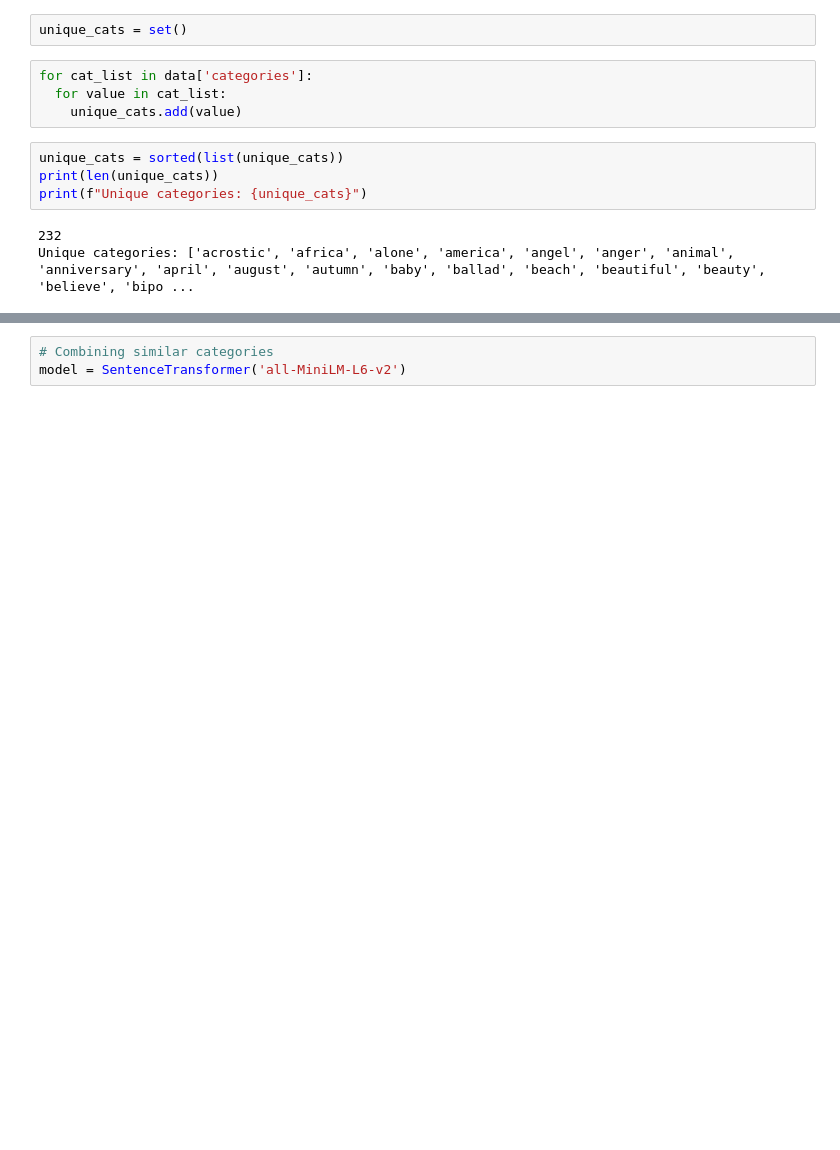
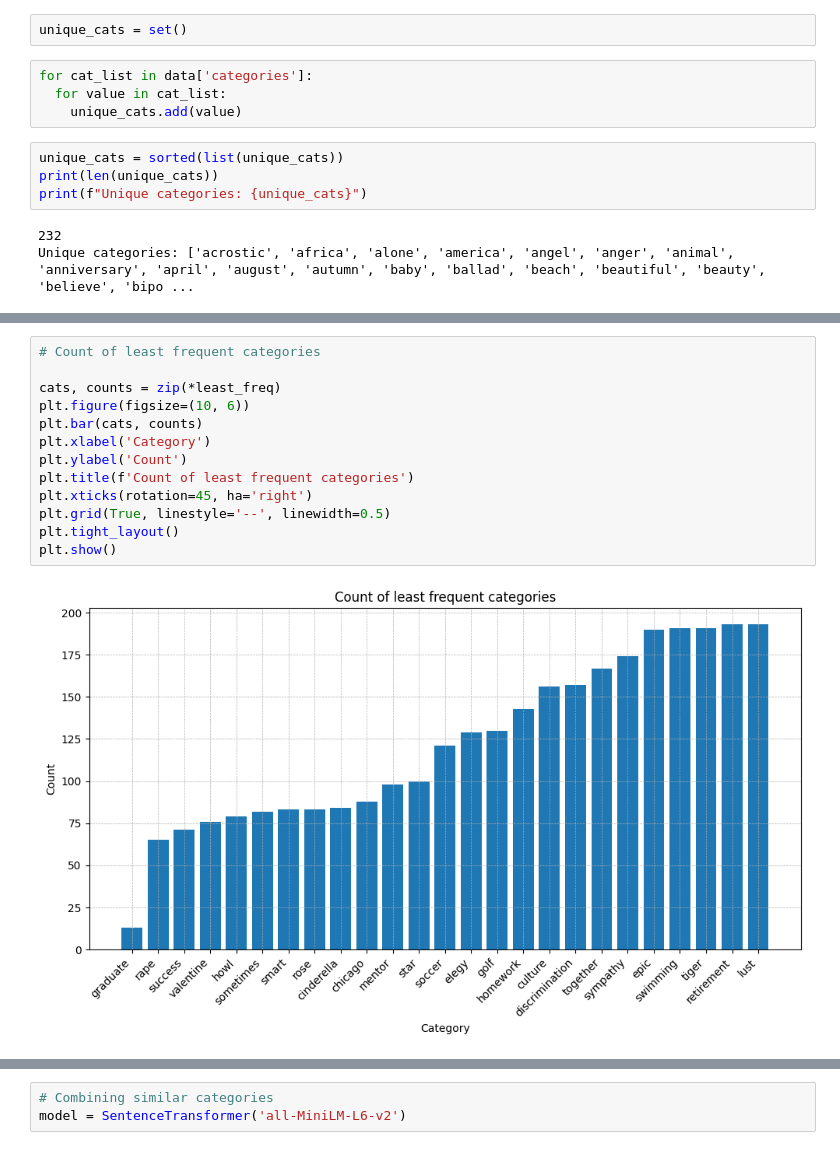
Before and after one commit to DhyeyShah794/poetry-analysis, a Jupyter notebook: poetry_sentiment_analyzer.ipynb, the cells around one changed output, grey strips where cells are left out. Saved outputs shown, nothing was run; the diff lists cells and outputs as text; blank space fills up the shorter version.

```diff
--- a/poetry_sentiment_analyzer.ipynb
+++ b/poetry_sentiment_analyzer.ipynb
@@ -112,0 +165,15 @@ Unique categories: ['acrostic', 'africa', 'alone', 'america', 'angel', 'anger',
+# %%
+# Count of least frequent categories
+
+cats, counts = zip(*least_freq)
+plt.figure(figsize=(10, 6))
+plt.bar(cats, counts)
+plt.xlabel('Category')
+plt.ylabel('Count')
+plt.title(f'Count of least frequent categories')
+plt.xticks(rotation=45, ha='right')
+plt.grid(True, linestyle='--', linewidth=0.5)
+plt.tight_layout()
+plt.show()
+# %% [output]
+[figure, added]
```
Also changed, not shown: parts of 13 cells of this notebook.
